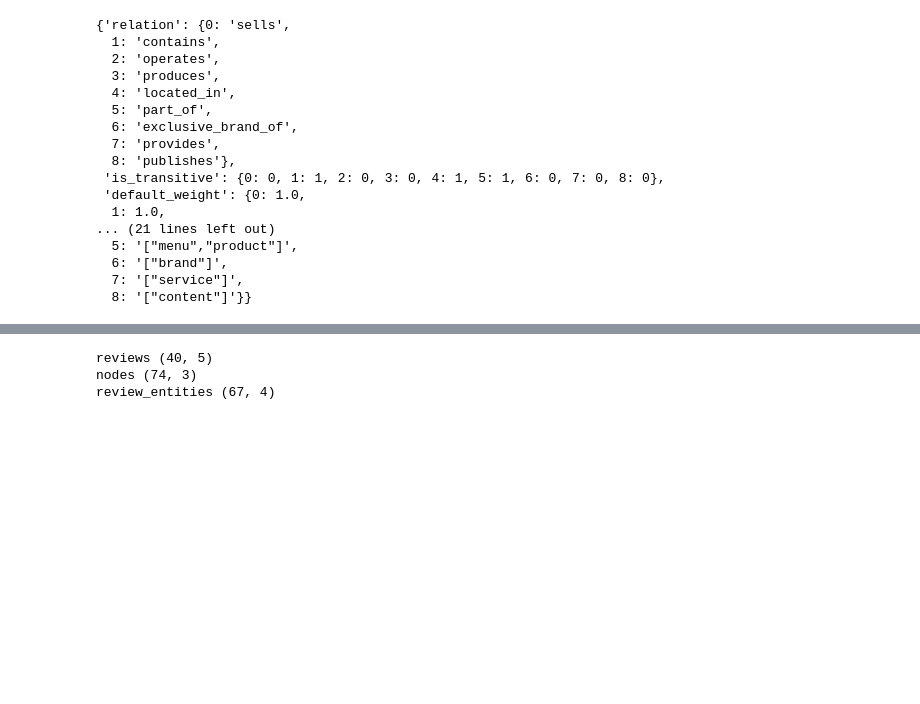
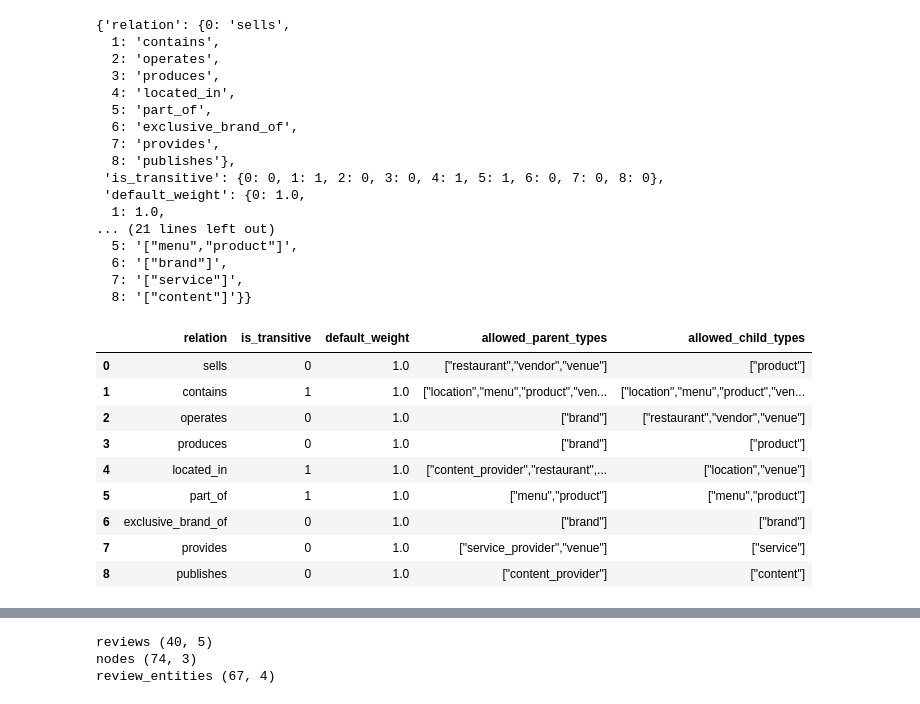
Before and after one commit to lbk209/entity-driven, a Jupyter notebook: analysis/review_analysis.ipynb, the cells around one changed output, grey strips where cells are left out. Drawn from its saved outputs; the diff is of its cells as text; code cells hidden in the pictures; blank space fills up the shorter version.

```diff
--- a/analysis/review_analysis.ipynb
+++ b/analysis/review_analysis.ipynb
@@ -73,0 +74,13 @@ _ = [print(r.to_list()) for i, r in df.iterrows()]
+# %%
+df
+# %% [output]
+|  | relation | is_transitive | default_weight | allowed_parent_types | allowed_child_types |
+| 0 | sells | 0 | 1.0 | ["restaurant","vendor","venue"] | ["product"] |
+| 1 | contains | 1 | 1.0 | ["location","menu","product","ven... | ["location","menu","product","ven... |
+| 2 | operates | 0 | 1.0 | ["brand"] | ["restaurant","vendor","venue"] |
+| 3 | produces | 0 | 1.0 | ["brand"] | ["product"] |
+| 4 | located_in | 1 | 1.0 | ["content_provider","restaurant",... | ["location","venue"] |
+| 5 | part_of | 1 | 1.0 | ["menu","product"] | ["menu","product"] |
+| 6 | exclusive_brand_of | 0 | 1.0 | ["brand"] | ["brand"] |
+| 7 | provides | 0 | 1.0 | ["service_provider","venue"] | ["service"] |
+| 8 | publishes | 0 | 1.0 | ["content_provider"] | ["content"] |
```
Also changed, not shown: parts of 4 cells of this notebook, 5 other files.
